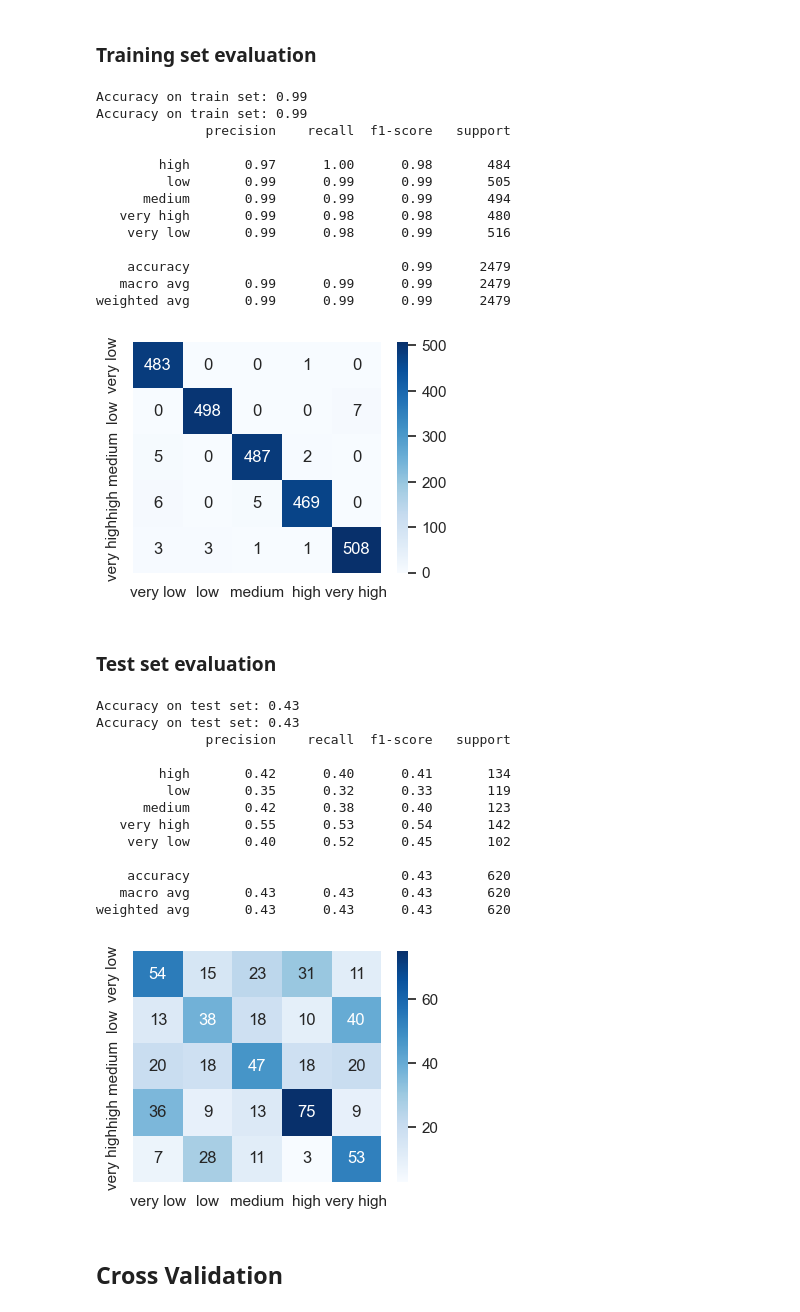
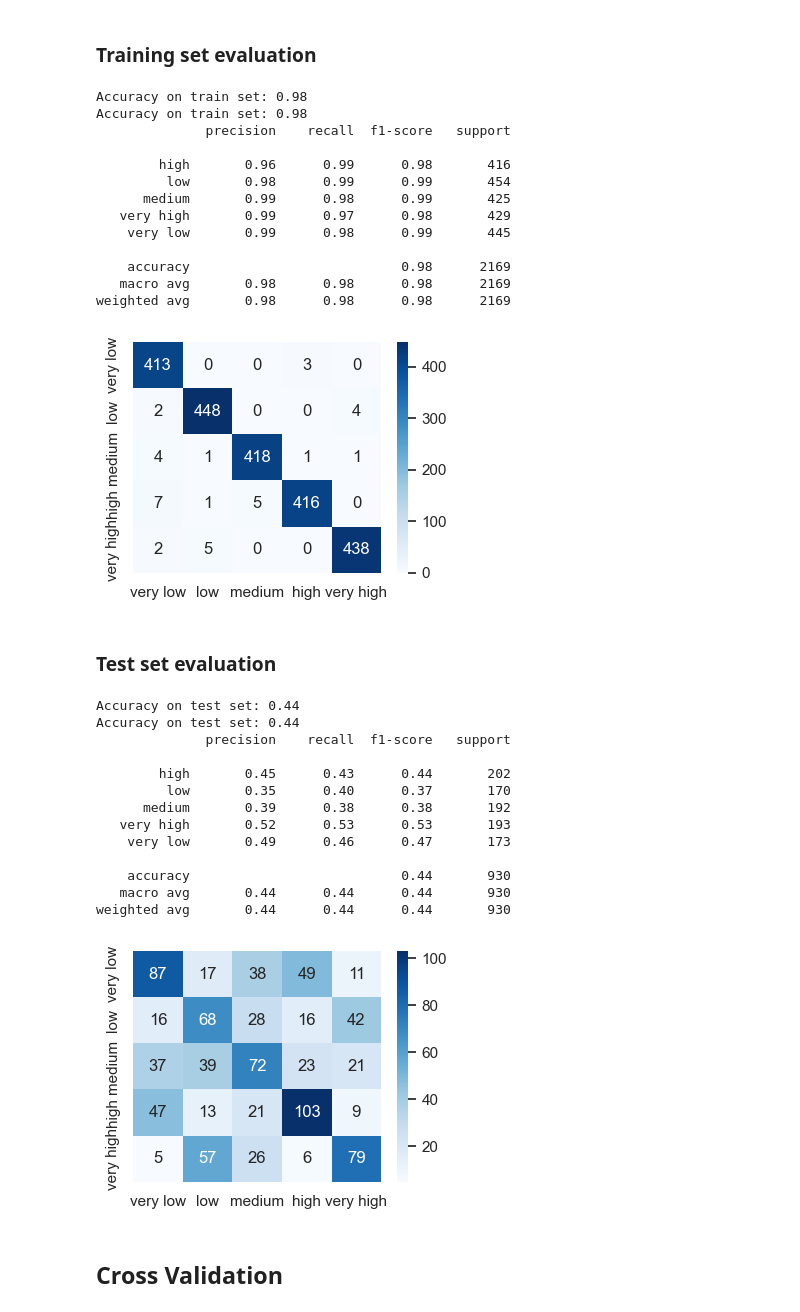
Before and after one commit to ismileusmilenot/ds-tourism-project, a Jupyter notebook: 3_Modeling.ipynb, the cells around one changed output. Saved outputs shown, nothing was run; the diff lists cells and outputs as text; code cells hidden in the pictures.

```diff
--- a/3_Modeling.ipynb
+++ b/3_Modeling.ipynb
@@ -96,6 +97,7 @@ df_train['total_cost_category'] = pd.cut(
     bins=bin_edges,
     labels=bin_names,
     include_lowest=True,
+    right=False
 )
 # %%
 # show the bins
@@ -149,6 +151,6 @@ cat_features, num_features
 # %% [markdown]
 # Splitting the dataset
 # %%
-X_train, X_test, y_train, y_test = train_test_split(X, y, test_size=.2)#, stratify=y)#, random_state=47)
+X_train, X_test, y_train, y_test = train_test_split(X, y, test_size=.3)#, stratify=y)#, random_state=47)
 # %% [markdown]
 # Baseline Model
@@ -235,54 +237,55 @@ y_pred_test  = estimator.predict(X_test)
 # %% [markdown]
 ### Training set evaluation
 # %%
-train_score  = estimator.score(X_train, y_train)
-print("Accuracy on train set:", round(train_score, 2))
+print("Accuracy on train set:", round(estimator.score(X_train, y_train), 2))
 print("Accuracy on train set:", round(accuracy_score(y_train, y_pred_train), 2))
+
 print(classification_report(y_train, y_pred_train))
+
 cf_train = confusion_matrix(y_train, y_pred_train)
 sns.set(rc={"figure.figsize":(4, 3)})
 sns.heatmap(cf_train, annot=True, fmt="", cmap='Blues', xticklabels=bin_names, yticklabels=bin_names);
 # %% [output]
-Accuracy on train set: 0.99
-Accuracy on train set: 0.99
+Accuracy on train set: 0.98
+Accuracy on train set: 0.98
               precision    recall  f1-score   support
 
-        high       0.97      1.00      0.98       484
-         low       0.99      0.99      0.99       505
-      medium       0.99      0.99      0.99       494
-   very high       0.99      0.98      0.98       480
-    very low       0.99      0.98      0.99       516
+        high       0.96      0.99      0.98       416
+         low       0.98      0.99      0.99       454
+      medium       0.99      0.98      0.99       425
+   very high       0.99      0.97      0.98       429
+    very low       0.99      0.98      0.99       445
 
-    accuracy                           0.99      2479
-   macro avg       0.99      0.99      0.99      2479
-weighted avg       0.99      0.99      0.99      2479
+    accuracy                           0.98      2169
+   macro avg       0.98      0.98      0.98      2169
+weighted avg       0.98      0.98      0.98      2169
-[figure, old version]
+[figure, new version]
 # %% [markdown]
 ### Test set evaluation
 # %%
-test_score   = estimator.score(X_test,  y_test)
-print("Accuracy on test set:",  round(test_score, 2))
+print("Accuracy on test set:", round(estimator.score(X_test,  y_test), 2))
 print("Accuracy on test set:", round(accuracy_score(y_test, y_pred_test), 2))
+
 print(classification_report(y_test, y_pred_test))
 
 cf_test = confusion_matrix(y_test, y_pred_test)
 sns.set(rc={"figure.figsize":(4, 3)})
 sns.heatmap(cf_test, annot=True, fmt="", cmap='Blues', xticklabels=bin_names, yticklabels=bin_names);
 # %% [output]
-Accuracy on test set: 0.43
-Accuracy on test set: 0.43
+Accuracy on test set: 0.44
+Accuracy on test set: 0.44
               precision    recall  f1-score   support
 
-        high       0.42      0.40      0.41       134
-         low       0.35      0.32      0.33       119
-      medium       0.42      0.38      0.40       123
-   very high       0.55      0.53      0.54       142
-    very low       0.40      0.52      0.45       102
+        high       0.45      0.43      0.44       202
+         low       0.35      0.40      0.37       170
+      medium       0.39      0.38      0.38       192
+   very high       0.52      0.53      0.53       193
+    very low       0.49      0.46      0.47       173
 
-    accuracy                           0.43       620
-   macro avg       0.43      0.43      0.43       620
-weighted avg       0.43      0.43      0.43       620
+    accuracy                           0.44       930
+   macro avg       0.44      0.44      0.44       930
+weighted avg       0.44      0.44      0.44       930
-[figure, old version]
+[figure, new version]
 # %%
 # The evaluation metric for this competition is Mean Absolute Error.
 
```
Also changed, not shown: parts of 12 cells of this notebook, 1 other file.
